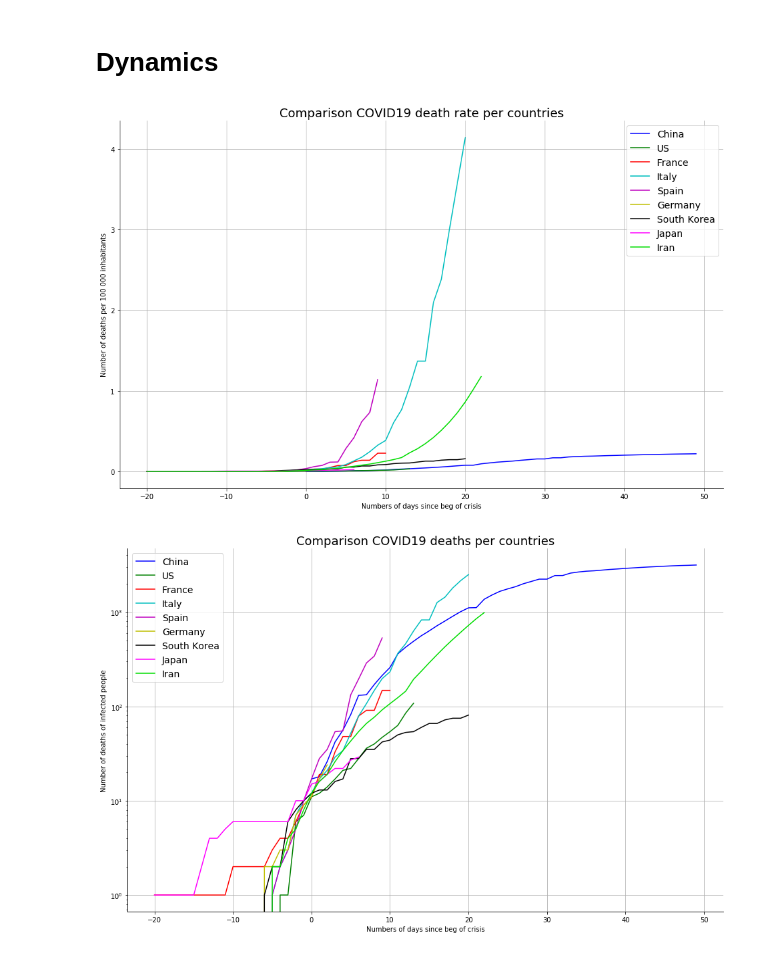
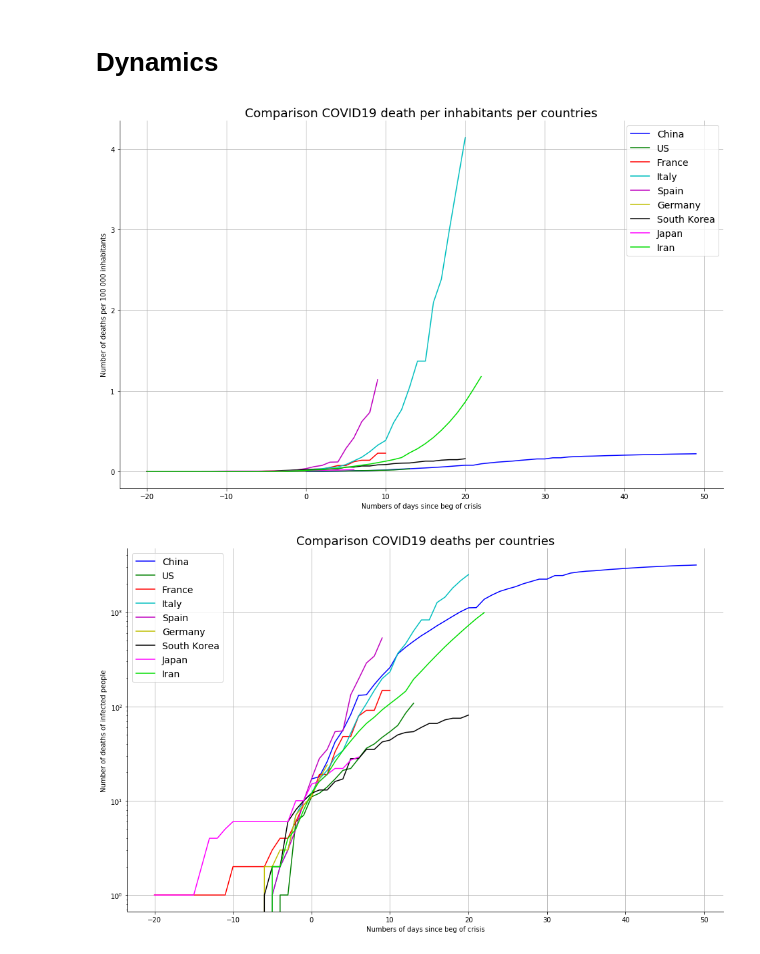
Before and after one commit to makiwara-fr/covid19-analyse, a Jupyter notebook: COVID_analyse.ipynb, the cells around one changed output. Cells and saved outputs as stored; diff of their text form; code cells hidden in the pictures.

```diff
--- a/COVID_analyse.ipynb
+++ b/COVID_analyse.ipynb
@@ -41,17 +41,17 @@ df_dynamics_t = df_dynamics.pivot(index='age_death',columns='country',values='ra
 df_dynamics_plot = df_dynamics_t.loc[range(-20,50),filtered_countries]
 # %%
 ax=df_dynamics_plot.plot(kind='line', figsize=(16,10), color=colors)
-plt.title("Comparison COVID19 death rate per countries", fontsize=18)
+plt.title("Comparison COVID19 death per inhabitants per countries", fontsize=18)
 plt.xlabel("Numbers of days since beg of crisis")
 plt.ylabel("Number of deaths per 100 000 inhabitants")
 plt.legend(fontsize=14)
 plt.grid()
 ax.spines['top'].set_visible(False)
 ax.spines['right'].set_visible(False)
 plt.savefig("death_ratio.png")
 plt.show()
 # %% [output]
-[figure, old version]
+[figure, new version]
 # %%
 df_dynamics_vol = df_dataset[['country','death','age_death']]
 # %%
```
Also changed, not shown: parts of 4 cells of this notebook, 2 other files.
